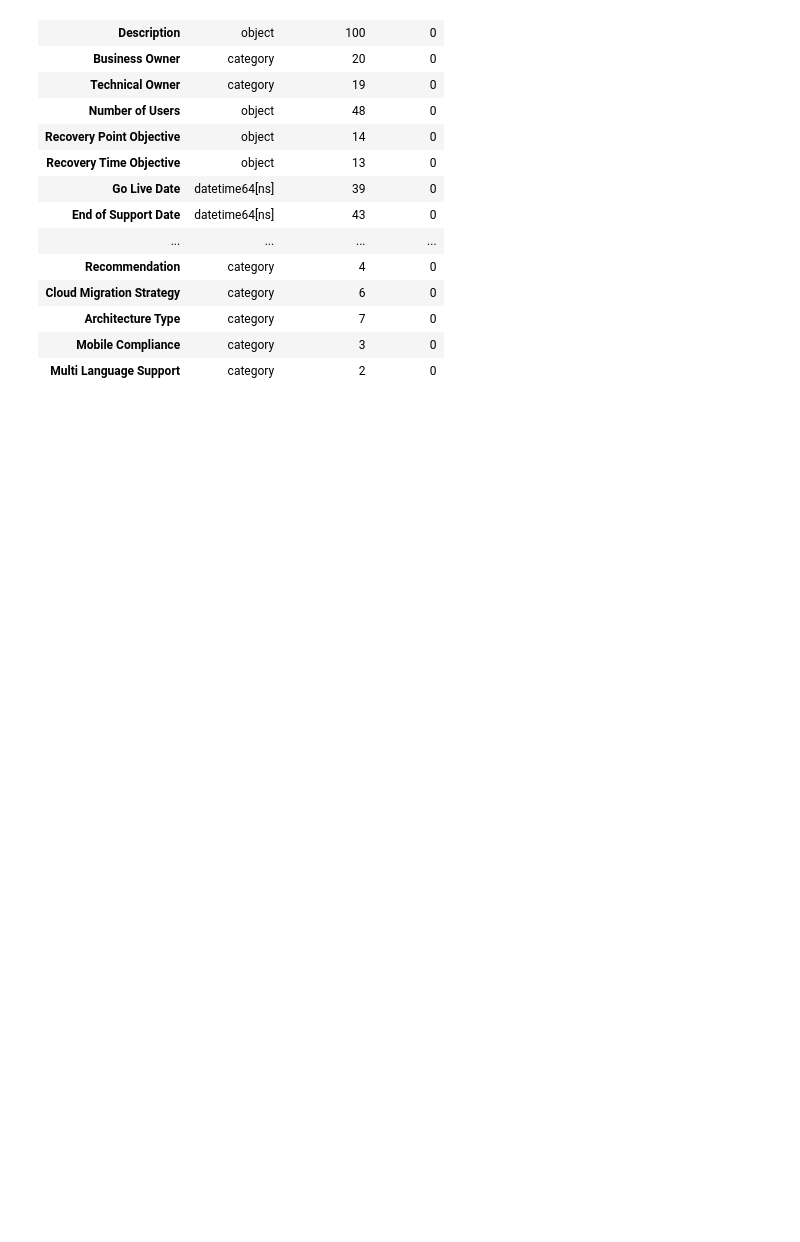
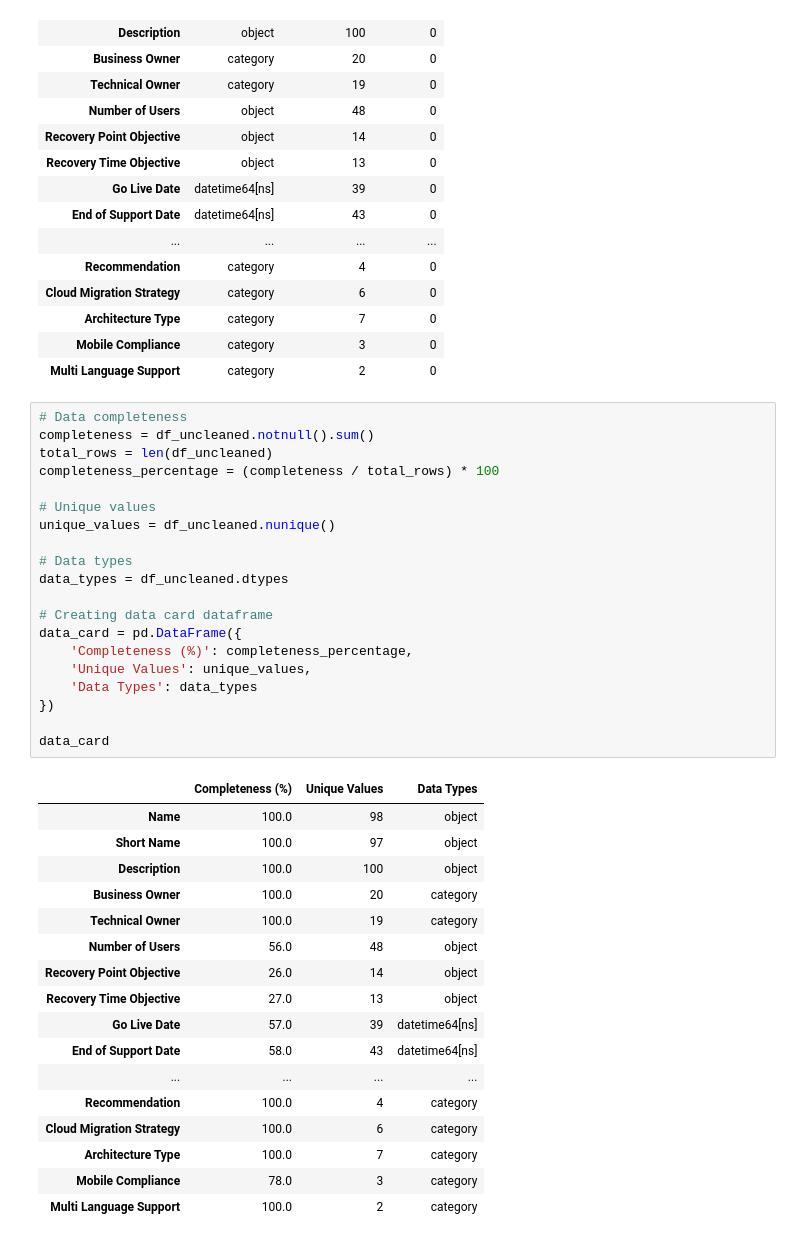
Before and after one commit to syedfaiqueali/Kaggle-Notebooks, a Jupyter notebook: data-cleaning.ipynb, the cells around one changed output. Drawn from its saved outputs; the diff is of its cells as text; blank space fills up the shorter version.

```diff
--- a/data-cleaning.ipynb
+++ b/data-cleaning.ipynb
@@ -329,4 +362,42 @@ quality_issues
 | Architecture Type | category | 7 | 0 |
 | Mobile Compliance | category | 3 | 0 |
 | Multi Language Support | category | 2 | 0 |
+# %%
+# Data completeness
+completeness = df_uncleaned.notnull().sum()
+total_rows = len(df_uncleaned)
+completeness_percentage = (completeness / total_rows) * 100
+
+# Unique values
+unique_values = df_uncleaned.nunique()
+
+# Data types
+data_types = df_uncleaned.dtypes
+
+# Creating data card dataframe
+data_card = pd.DataFrame({
+    'Completeness (%)': completeness_percentage,
+    'Unique Values': unique_values,
+    'Data Types': data_types
+})
+
+data_card
+# %% [output]
+|  | Completeness (%) | Unique Values | Data Types |
+| Name | 100.0 | 98 | object |
+| Short Name | 100.0 | 97 | object |
+| Description | 100.0 | 100 | object |
+| Business Owner | 100.0 | 20 | category |
+| Technical Owner | 100.0 | 19 | category |
+| Number of Users | 56.0 | 48 | object |
+| Recovery Point Objective | 26.0 | 14 | object |
+| Recovery Time Objective | 27.0 | 13 | object |
+| Go Live Date | 57.0 | 39 | datetime64[ns] |
+| End of Support Date | 58.0 | 43 | datetime64[ns] |
+| ... | ... | ... | ... |
+| Recommendation | 100.0 | 4 | category |
+| Cloud Migration Strategy | 100.0 | 6 | category |
+| Architecture Type | 100.0 | 7 | category |
+| Mobile Compliance | 78.0 | 3 | category |
+| Multi Language Support | 100.0 | 2 | category |
 # %%
```
Also changed, not shown: parts of 13 cells of this notebook.
